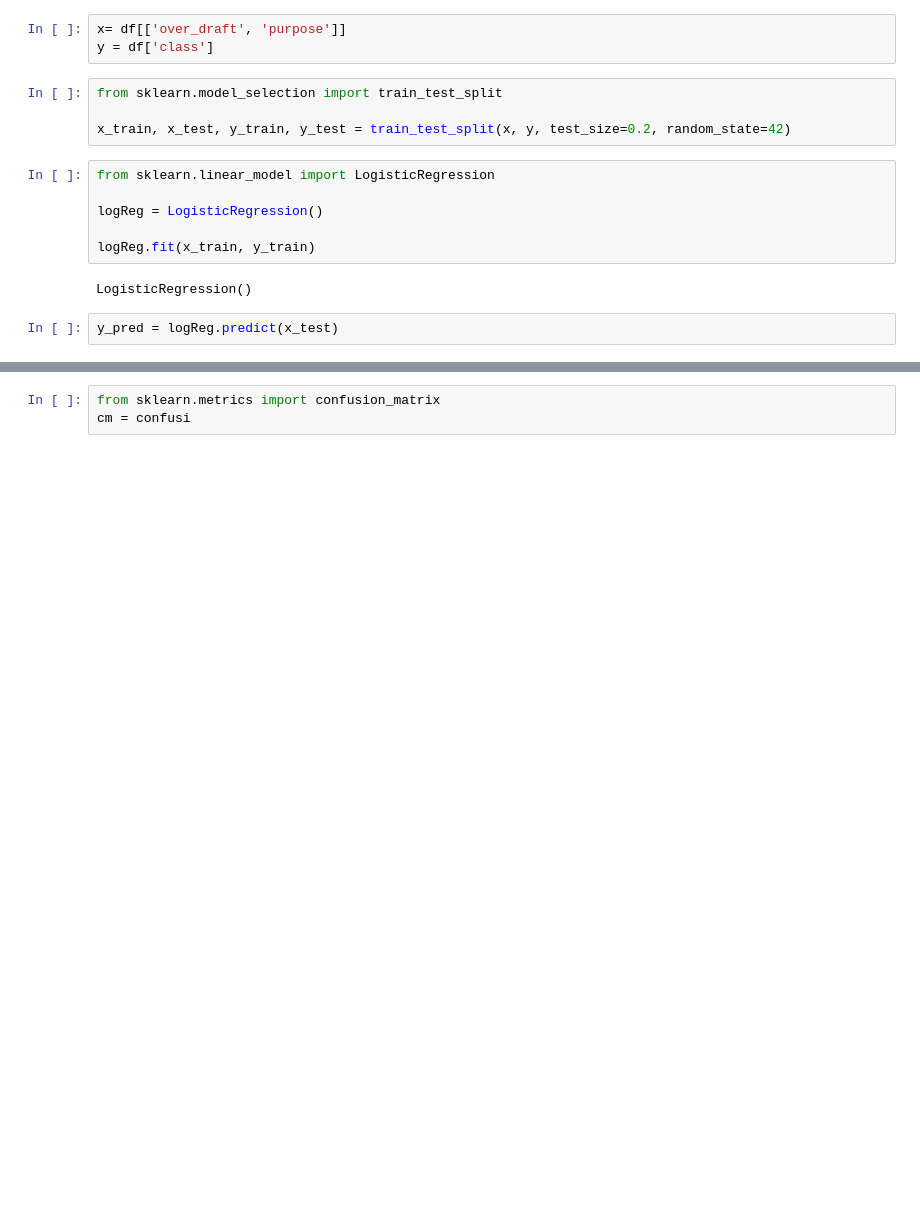
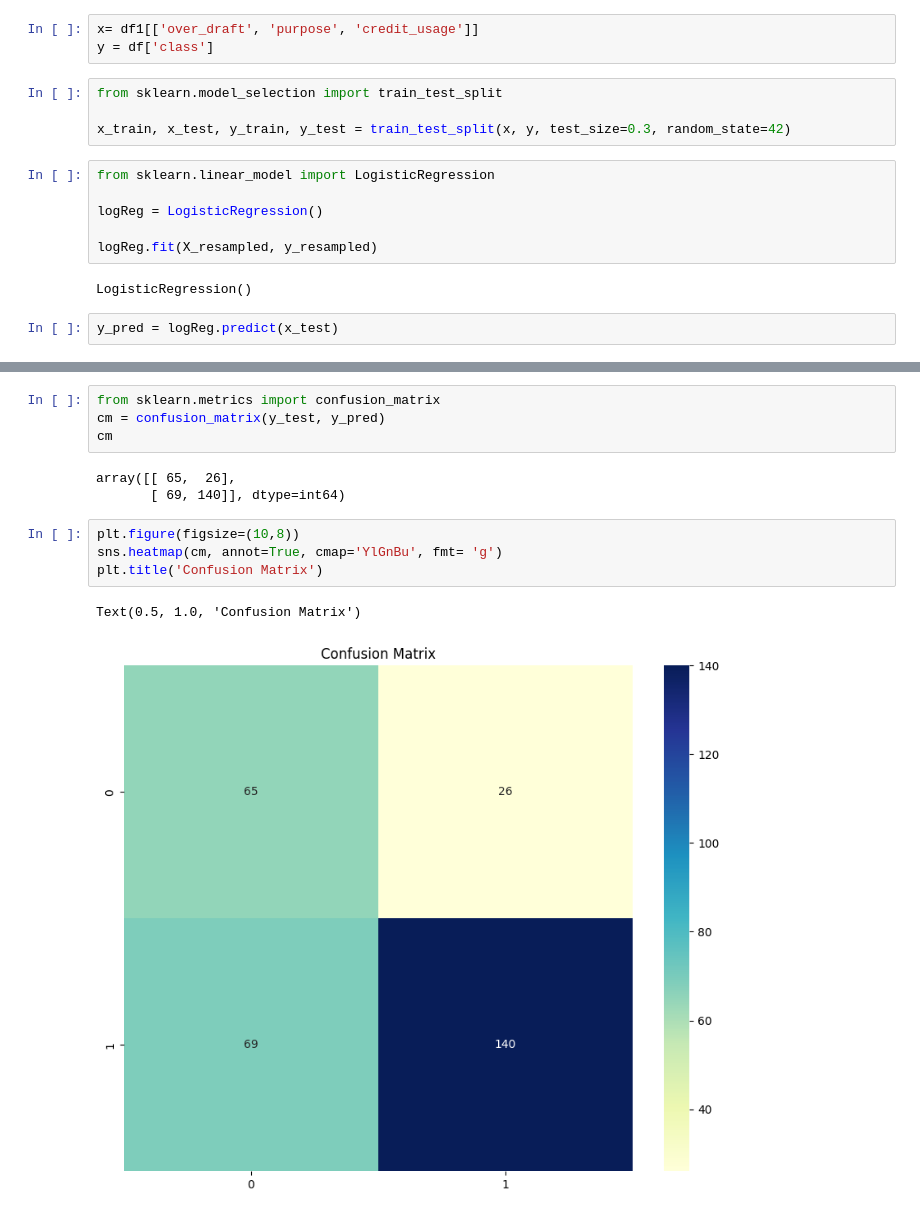
Before and after one commit to noelmt7/Test_excercise, a Jupyter notebook: 2348538_TestEX.ipynb, the cells around one changed output, grey strips where cells are left out. Saved outputs shown, nothing was run; the diff lists cells and outputs as text; blank space fills up the shorter version.

```diff
--- a/2348538_TestEX.ipynb
+++ b/2348538_TestEX.ipynb
@@ -198,18 +130,18 @@ cleaned_df
 # %% [markdown]
 ### **LOGISTIC REGRESSION**
 # %%
-x= df[['over_draft', 'purpose']]
+x= df1[['over_draft', 'purpose', 'credit_usage']]
 y = df['class']
 # %%
 from sklearn.model_selection import train_test_split
 
-x_train, x_test, y_train, y_test = train_test_split(x, y, test_size=0.2, random_state=42)
+x_train, x_test, y_train, y_test = train_test_split(x, y, test_size=0.3, random_state=42)
 # %%
 from sklearn.linear_model import LogisticRegression
 
 logReg = LogisticRegression()
 
-logReg.fit(x_train, y_train)
+logReg.fit(X_resampled, y_resampled)
 # %% [output]
 LogisticRegression()
 # %%
@@ -217,3 +158,14 @@ y_pred = logReg.predict(x_test)
 # %%
 from sklearn.metrics import confusion_matrix
-cm = confusi
+cm = confusion_matrix(y_test, y_pred)
+cm
+# %% [output]
+array([[ 65,  26],
+       [ 69, 140]], dtype=int64)
+# %%
+plt.figure(figsize=(10,8))
+sns.heatmap(cm, annot=True, cmap='YlGnBu', fmt= 'g')
+plt.title('Confusion Matrix')
+# %% [output]
+Text(0.5, 1.0, 'Confusion Matrix')
+[figure, added]
```
Also changed, not shown: parts of 18 cells of this notebook.
